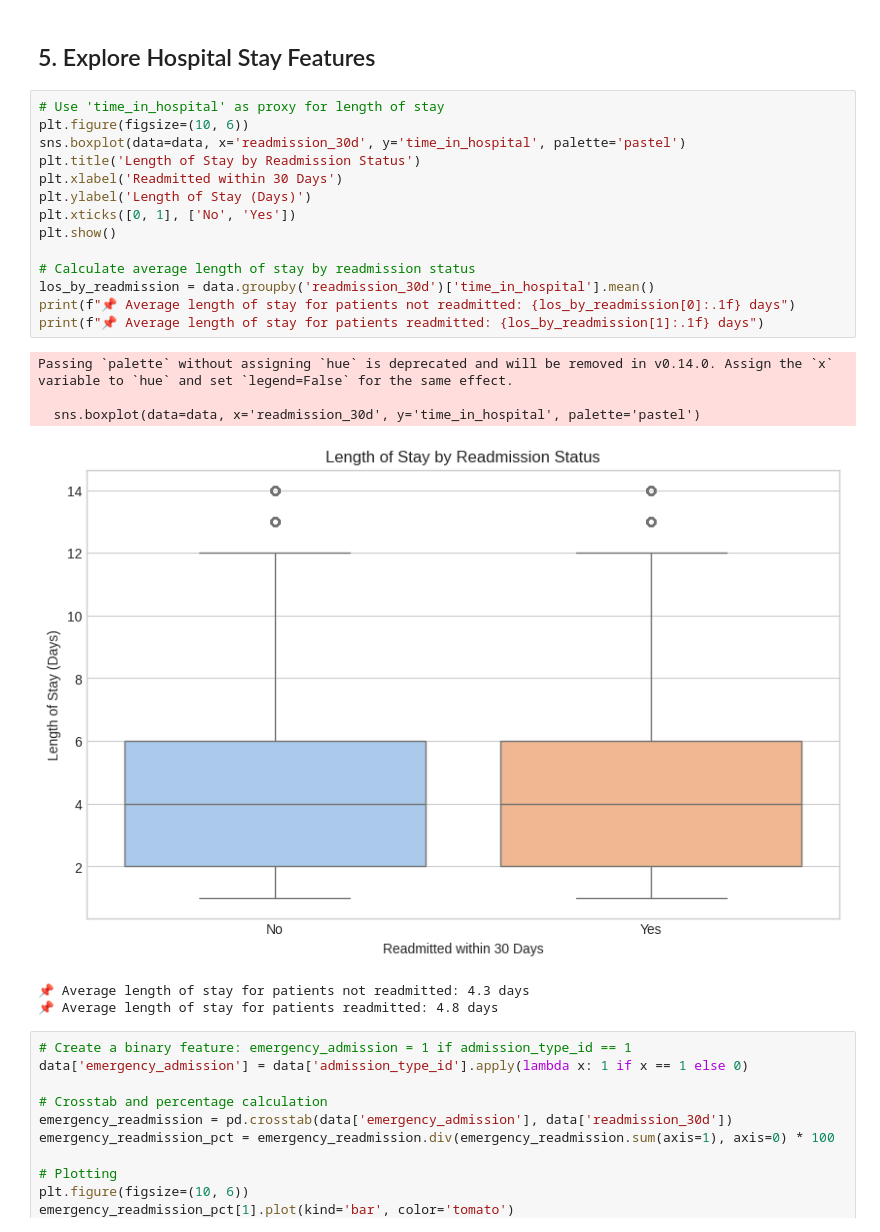
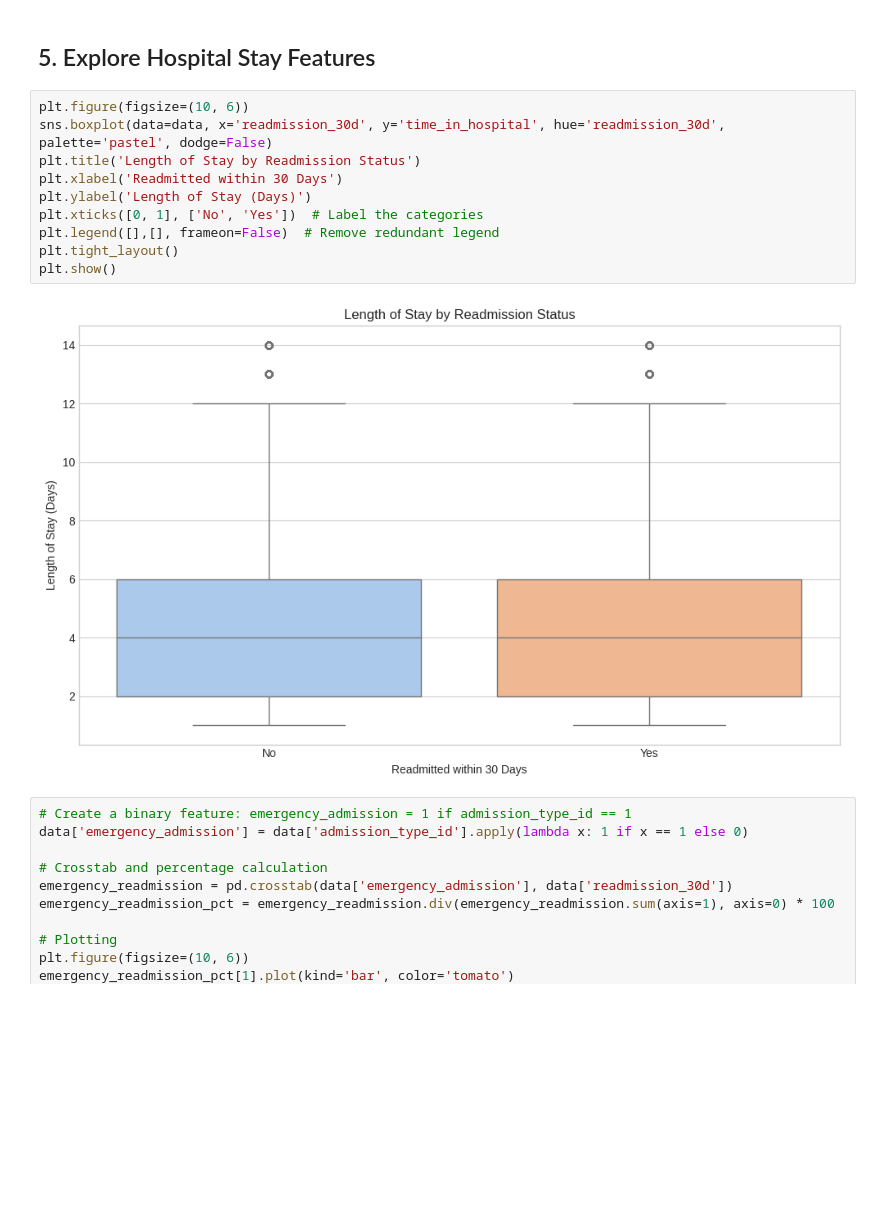
Before and after one commit to Shridhar7-8/Data-Visualization-Project, a Jupyter notebook: notebooks/01_data_exploration.ipynb, the cells around one changed output. Saved outputs shown, nothing was run; the diff lists cells and outputs as text; blank space fills up the shorter version.

Commit message:
Complete Report of the Data

```diff
--- a/notebooks/01_data_exploration.ipynb
+++ b/notebooks/01_data_exploration.ipynb
@@ -468,26 +444,17 @@ Name: readmission_30d, dtype: float64
 # %% [markdown]
 ## 5. Explore Hospital Stay Features
 # %%
-# Use 'time_in_hospital' as proxy for length of stay
 plt.figure(figsize=(10, 6))
-sns.boxplot(data=data, x='readmission_30d', y='time_in_hospital', palette='pastel')
+sns.boxplot(data=data, x='readmission_30d', y='time_in_hospital', hue='readmission_30d', palette='pastel', dodge=False)
 plt.title('Length of Stay by Readmission Status')
 plt.xlabel('Readmitted within 30 Days')
 plt.ylabel('Length of Stay (Days)')
-plt.xticks([0, 1], ['No', 'Yes'])
+plt.xticks([0, 1], ['No', 'Yes'])  # Label the categories
+plt.legend([],[], frameon=False)  # Remove redundant legend
+plt.tight_layout()
 plt.show()
-
-# Calculate average length of stay by readmission status
-los_by_readmission = data.groupby('readmission_30d')['time_in_hospital'].mean()
-print(f"📌 Average length of stay for patients not readmitted: {los_by_readmission[0]:.1f} days")
-print(f"📌 Average length of stay for patients readmitted: {los_by_readmission[1]:.1f} days")
 # %% [output]
-Passing `palette` without assigning `hue` is deprecated and will be removed in v0.14.0. Assign the `x` variable to `hue` and set `legend=False` for the same effect.
-
-  sns.boxplot(data=data, x='readmission_30d', y='time_in_hospital', palette='pastel')
-[figure, old version]
+[figure, new version]
-📌 Average length of stay for patients not readmitted: 4.3 days
-📌 Average length of stay for patients readmitted: 4.8 days
 # %%
 # Create a binary feature: emergency_admission = 1 if admission_type_id == 1
 data['emergency_admission'] = data['admission_type_id'].apply(lambda x: 1 if x == 1 else 0)
```
Also changed, not shown: parts of 12 cells of this notebook.
